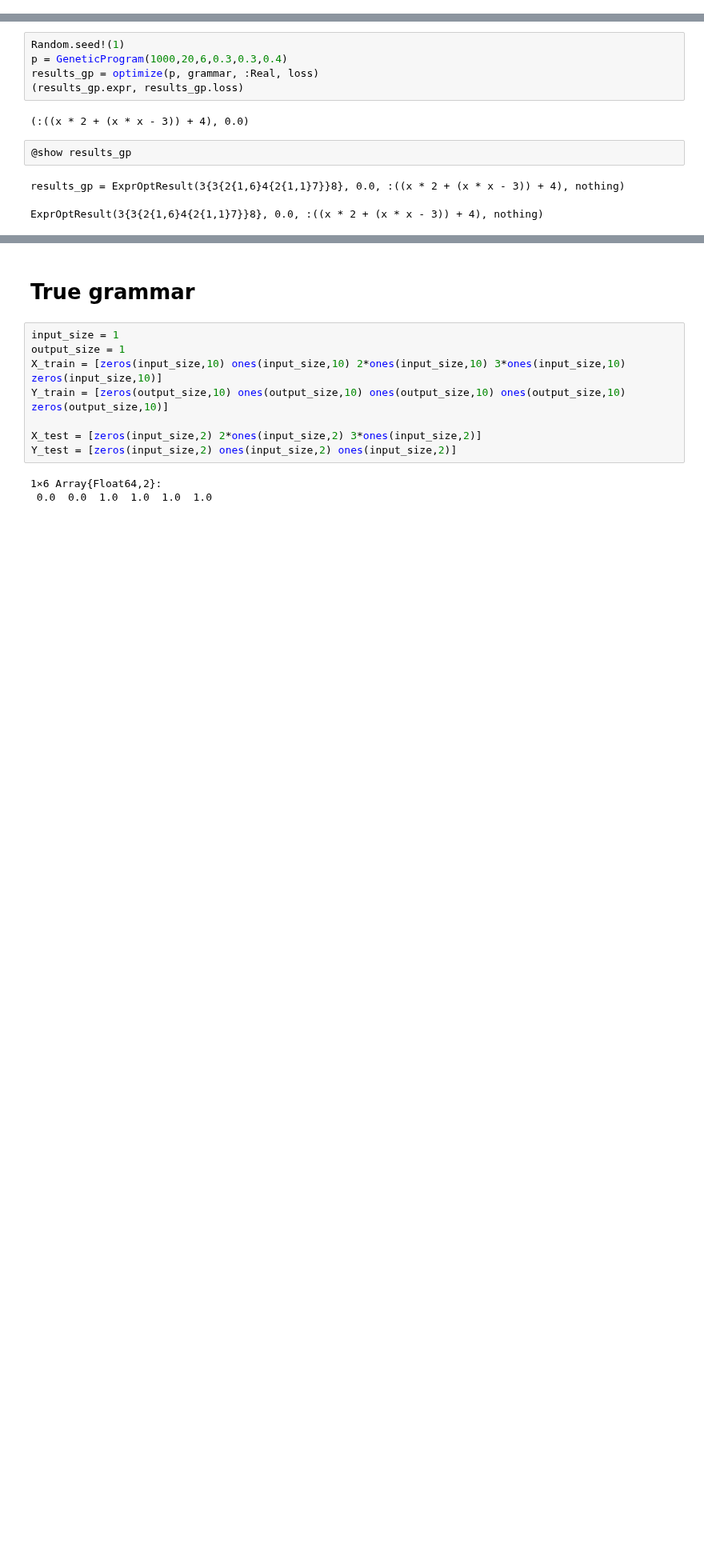
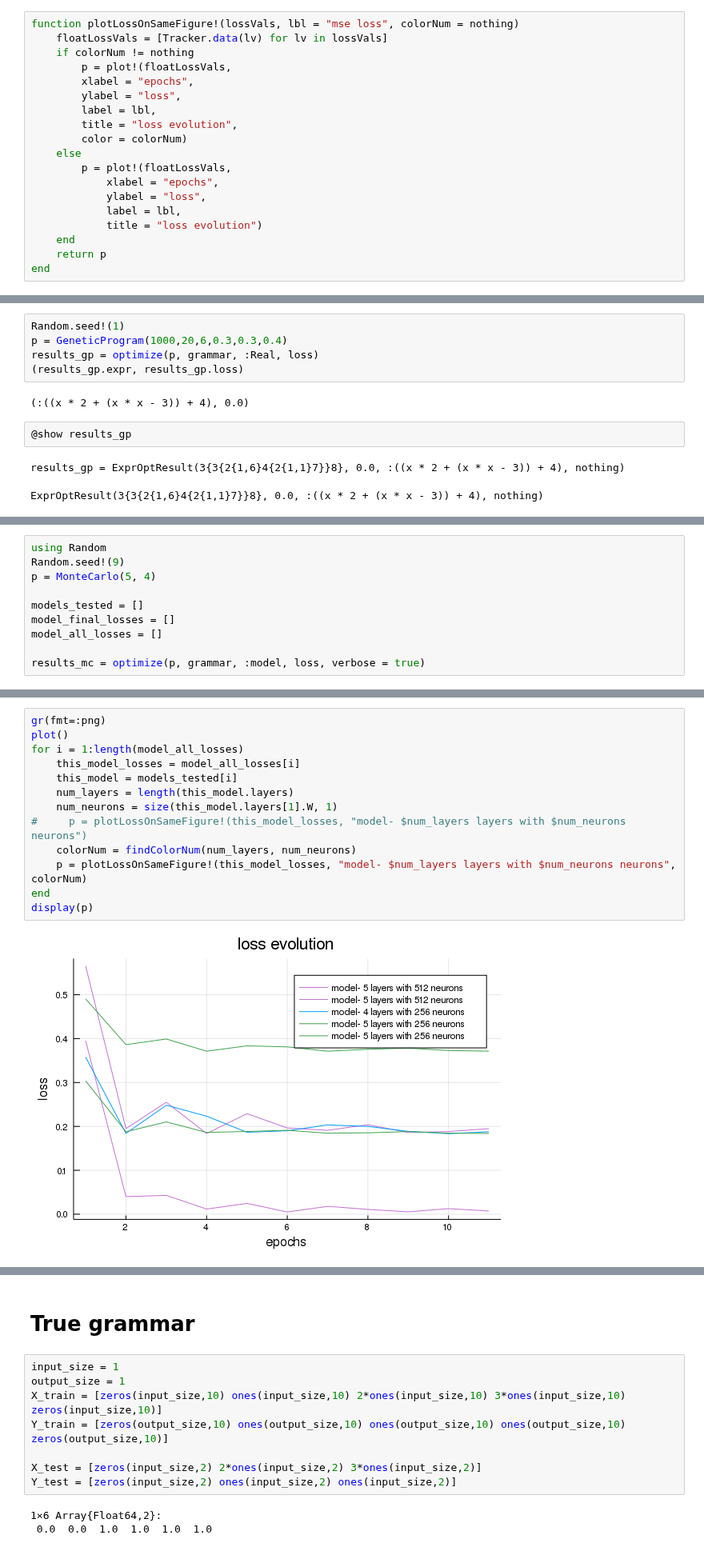
Before and after one commit to somritabanerjee/GuSTO.jl, a Jupyter notebook: examples/expression_optimization.ipynb, the cells around one changed output, grey strips where cells are left out. Shown at 80% size. Cells and saved outputs as stored; diff of their text form; blank space fills up the shorter version.

Commit message:
Expression optimization with various models and loss progression plotted

```diff
--- a/examples/expression_optimization.ipynb
+++ b/examples/expression_optimization.ipynb
@@ -22,3 +22,22 @@ function plotLoss(lossVals)
 end
 # %% [output]
 plotLoss (generic function with 1 method)
+# %%
+function plotLossOnSameFigure!(lossVals, lbl = "mse loss", colorNum = nothing)
+    floatLossVals = [Tracker.data(lv) for lv in lossVals]
+    if colorNum != nothing
+        p = plot!(floatLossVals,
+        xlabel = "epochs",
+        ylabel = "loss",
+        label = lbl,
+        title = "loss evolution",
+        color = colorNum)
+    else
+        p = plot!(floatLossVals,
+            xlabel = "epochs",
+            ylabel = "loss",
+            label = lbl,
+            title = "loss evolution")
+    end
+    return p
+end
@@ -228,0 +345,10 @@ ExprOptResult(3{3{2{1,6}4{2{1,1}7}}8}, 0.0, :((x * 2 + (x * x - 3)) + 4), nothin
+# %%
+using Random
+Random.seed!(9)
+p = MonteCarlo(5, 4)
+
+models_tested = []
+model_final_losses = []
+model_all_losses = []
+
+results_mc = optimize(p, grammar, :model, loss, verbose = true)
@@ -228,0 +539,15 @@ ExprOptResult(3{3{2{1,6}4{2{1,1}7}}8}, 0.0, :((x * 2 + (x * x - 3)) + 4), nothin
+# %%
+gr(fmt=:png)
+plot()
+for i = 1:length(model_all_losses)
+    this_model_losses = model_all_losses[i]
+    this_model = models_tested[i]
+    num_layers = length(this_model.layers)
+    num_neurons = size(this_model.layers[1].W, 1)
+#     p = plotLossOnSameFigure!(this_model_losses, "model- $num_layers layers with $num_neurons neurons")
+    colorNum = findColorNum(num_layers, num_neurons)
+    p = plotLossOnSameFigure!(this_model_losses, "model- $num_layers layers with $num_neurons neurons", colorNum)
+end
+display(p)
+# %% [output]
+[figure, added]
```
Also changed, not shown: parts of 21 cells of this notebook.
